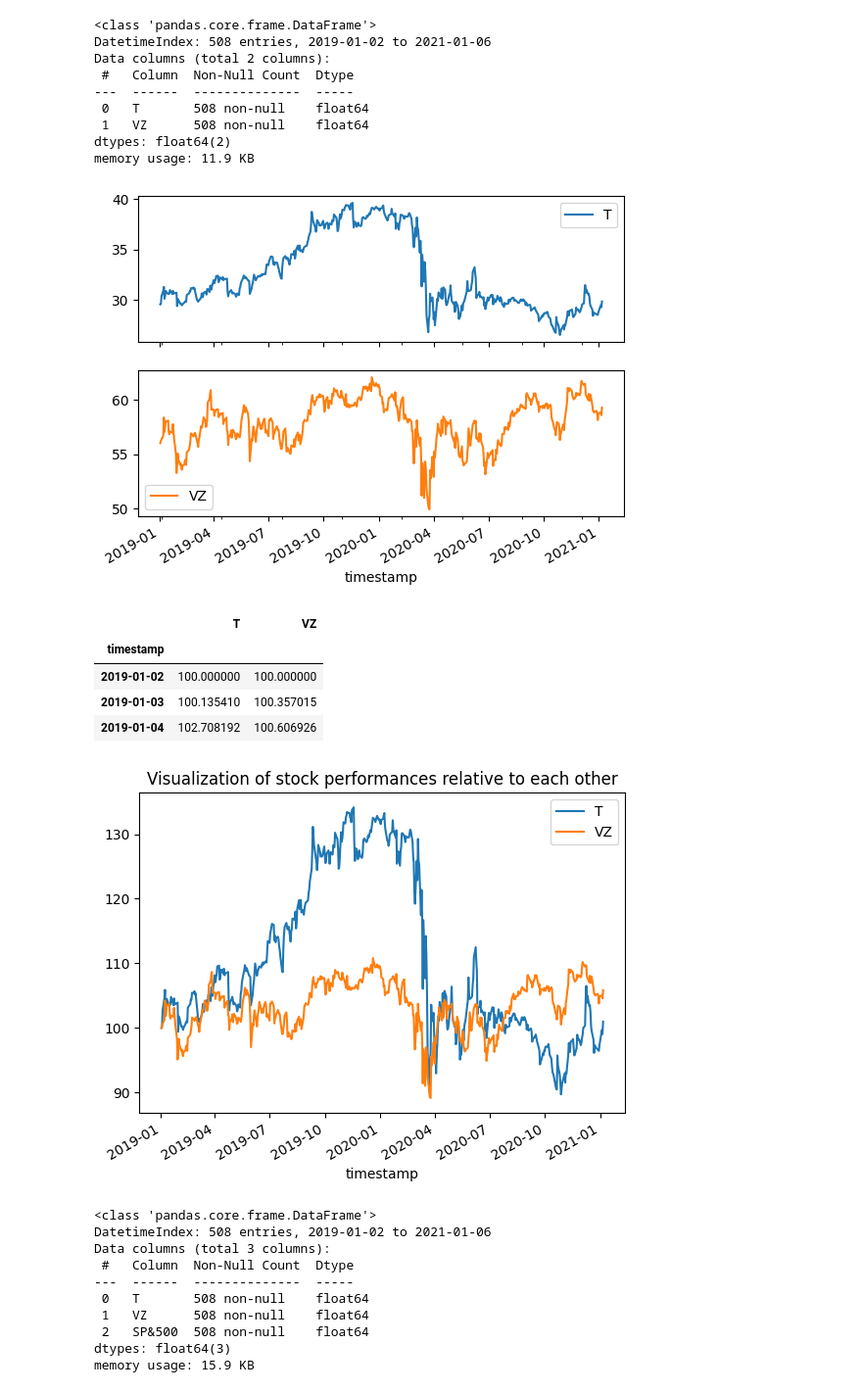
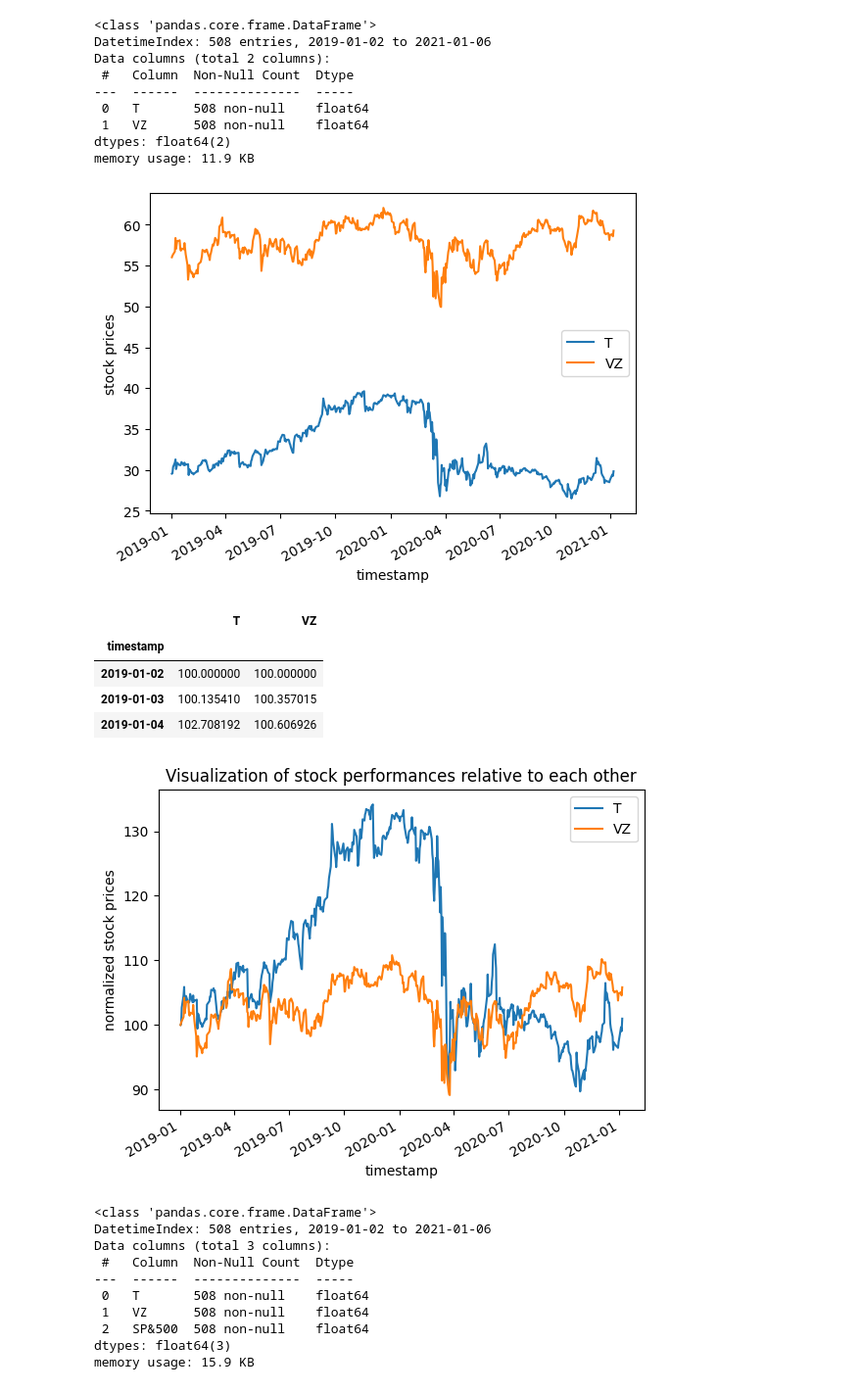
Before and after one commit to pallabee/Time-Series-for-Stock-Price-Prediction, a Jupyter notebook: data preparation/data_extraction.ipynb, the cells around one changed output. Shown at 98% size. Saved outputs shown, nothing was run; the diff lists cells and outputs as text; code cells hidden in the pictures.

Commit message:
updated plots

```diff
--- a/data preparation/data_extraction.ipynb
+++ b/data preparation/data_extraction.ipynb
@@ -115,9 +114,10 @@ Data columns (total 2 columns):
 dtypes: float64(2)
 memory usage: 11.9 KB
 # %%
-dataset.plot(subplots=True);
+dataset.plot()
+plt.ylabel("stock prices");
 # %% [output]
-[figure, old version]
+[figure, new version]
 # %%
 # Normalize data for comparison of stock growth rates
 normalized =normalize(dataset)
@@ -131,9 +131,10 @@ normalized.head(3)
 | 2019-01-04 | 102.708192 | 100.606926 |
 # %%
 normalized.plot()
+plt.ylabel("normalized stock prices");
 plt.title("Visualization of stock performances relative to each other");
 # %% [output]
-[figure, old version]
+[figure, new version]
 # %%
 benchmark = extract_slice(df_sp500)
 benchmark = benchmark['close'].rename(SP500)
```
Also changed, not shown: parts of 18 cells of this notebook.
